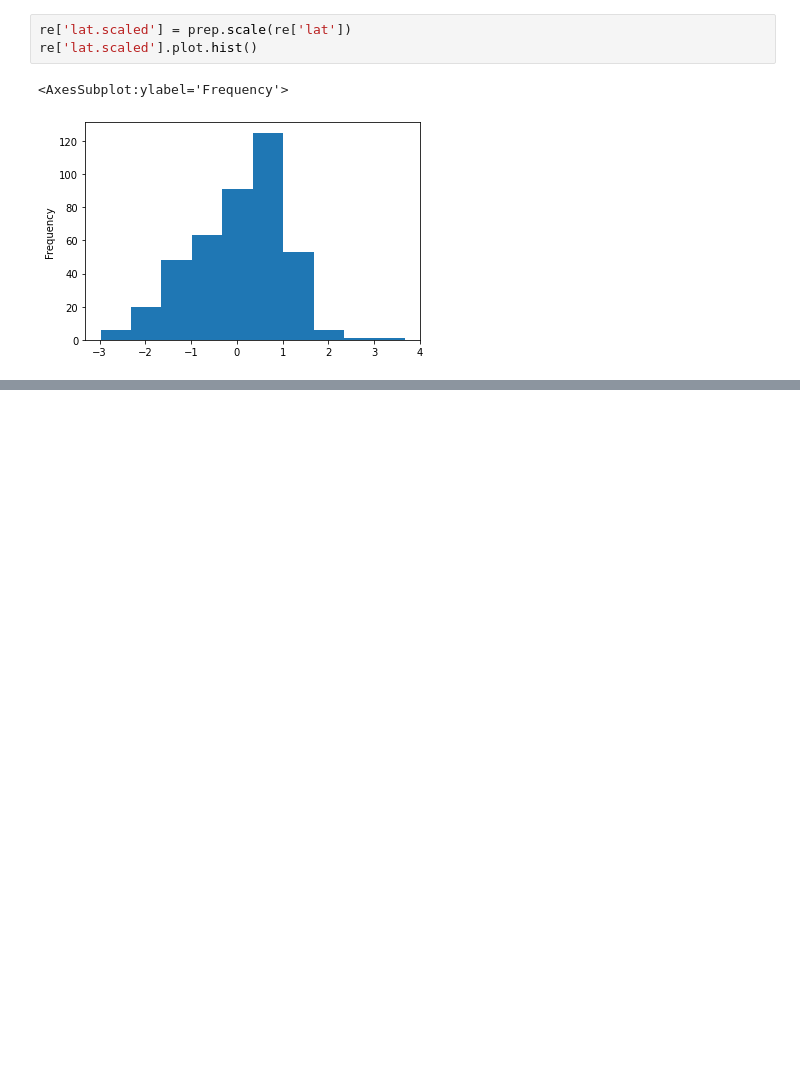
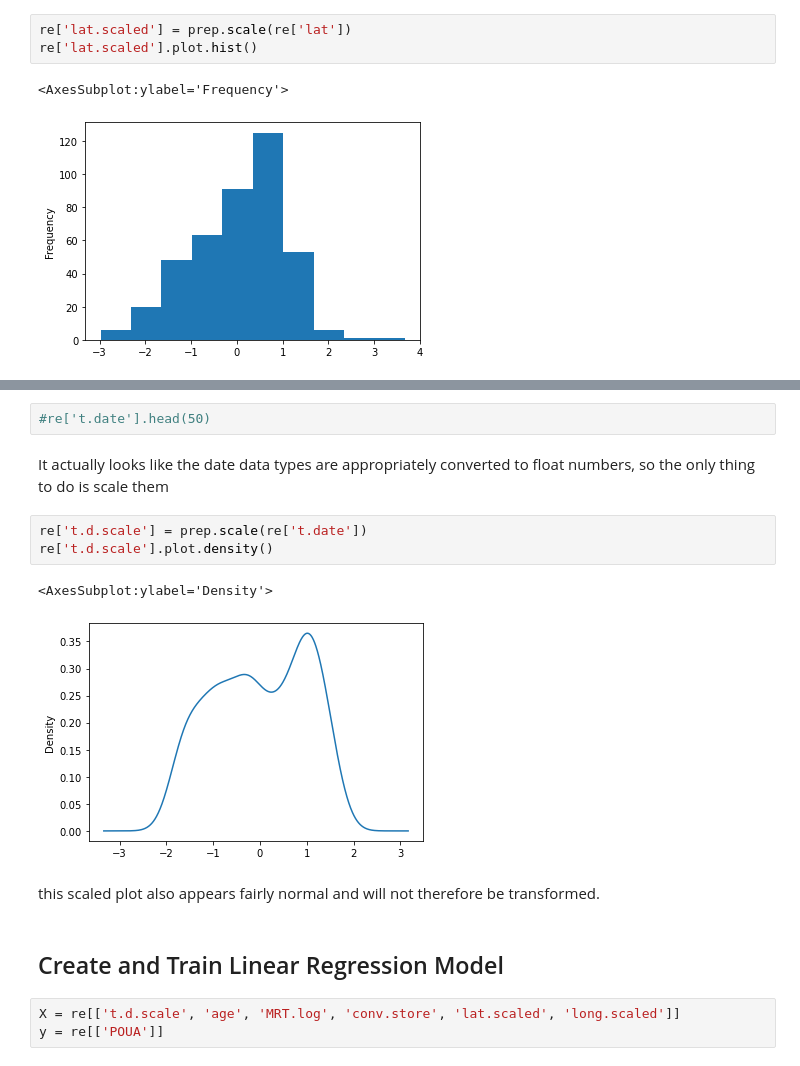
Before and after one commit to Torimazing/vjh10_infsci510, a Jupyter notebook: Assignment 2/Assignment 2.ipynb, the cells around one changed output, grey strips where cells are left out. Drawn from its saved outputs; the diff is of its cells as text; blank space fills up the shorter version.

```diff
--- a/Assignment 2/Assignment 2.ipynb
+++ b/Assignment 2/Assignment 2.ipynb
@@ -236,0 +245,17 @@ re['lat.scaled'].plot.hist()
+# %%
+#re['t.date'].head(50)
+# %% [markdown]
+It actually looks like the date data types are appropriately converted to float numbers, so the only thing to do is scale them
+# %%
+re['t.d.scale'] = prep.scale(re['t.date'])
+re['t.d.scale'].plot.density()
+# %% [output]
+<AxesSubplot:ylabel='Density'>
+[figure, added]
+# %% [markdown]
+this scaled plot also appears fairly normal and will not therefore be transformed.
+# %% [markdown]
+## Create and Train Linear Regression Model
+# %%
+X = re[['t.d.scale', 'age', 'MRT.log', 'conv.store', 'lat.scaled', 'long.scaled']]
+y = re[['POUA']]
```
Also changed, not shown: parts of 25 cells of this notebook.
